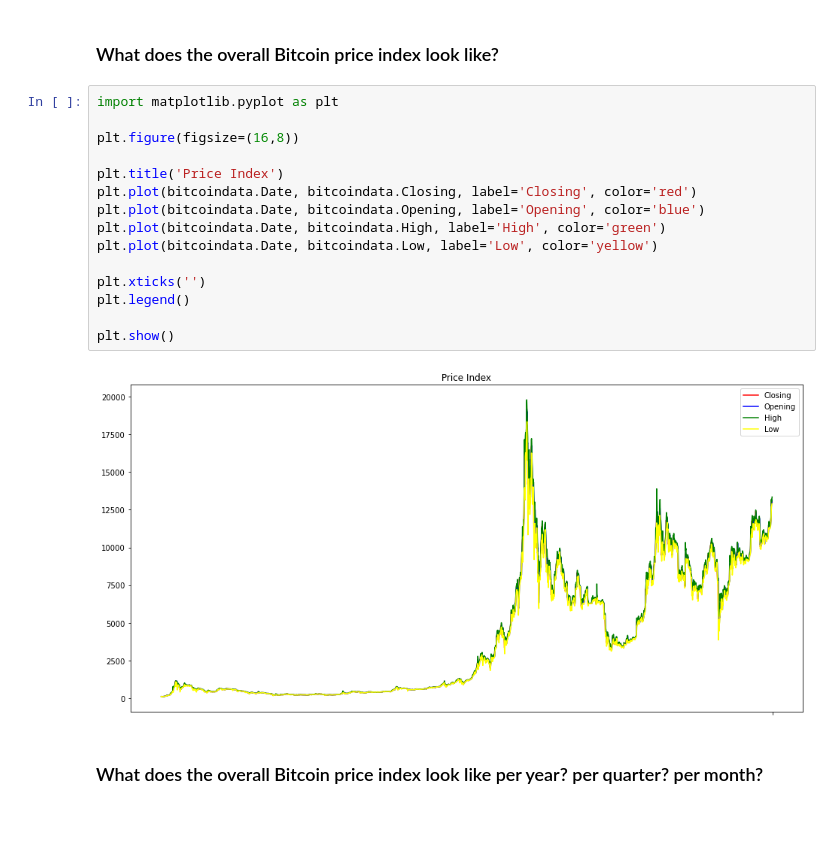
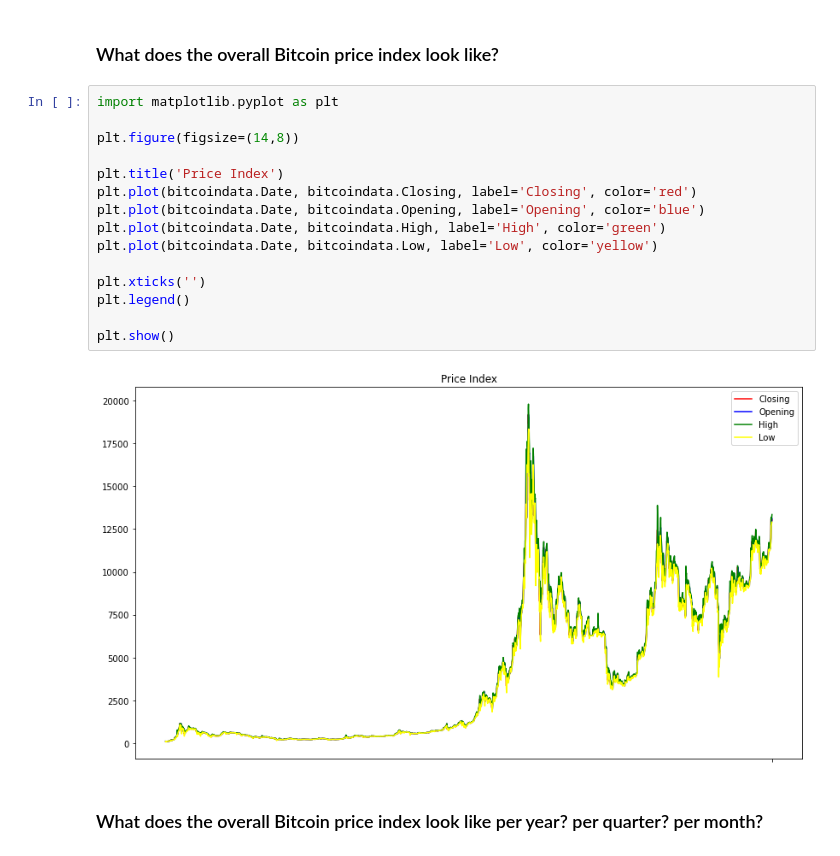
Before and after one commit to kartoffelknoedeln/data-analytics, a Jupyter notebook: bitcoin-analytics.ipynb, the cells around one changed output. Saved outputs shown, nothing was run; the diff lists cells and outputs as text; blank space fills up the shorter version.

```diff
--- a/bitcoin-analytics.ipynb
+++ b/bitcoin-analytics.ipynb
@@ -131,20 +131,20 @@ bitcoindata
 # %%
 import matplotlib.pyplot as plt
 
-plt.figure(figsize=(16,8))
+plt.figure(figsize=(14,8))
 
 plt.title('Price Index')
 plt.plot(bitcoindata.Date, bitcoindata.Closing, label='Closing', color='red')
 plt.plot(bitcoindata.Date, bitcoindata.Opening, label='Opening', color='blue')
 plt.plot(bitcoindata.Date, bitcoindata.High, label='High', color='green')
 plt.plot(bitcoindata.Date, bitcoindata.Low, label='Low', color='yellow')
 
 plt.xticks('')
 plt.legend()
 
 plt.show()
 # %% [output]
-[figure, old version]
+[figure, new version]
 # %% [markdown]
 ### What does the overall Bitcoin price index look like per year? per quarter? per month?
 # %%
```
Also changed, not shown: parts of 11 cells of this notebook.
